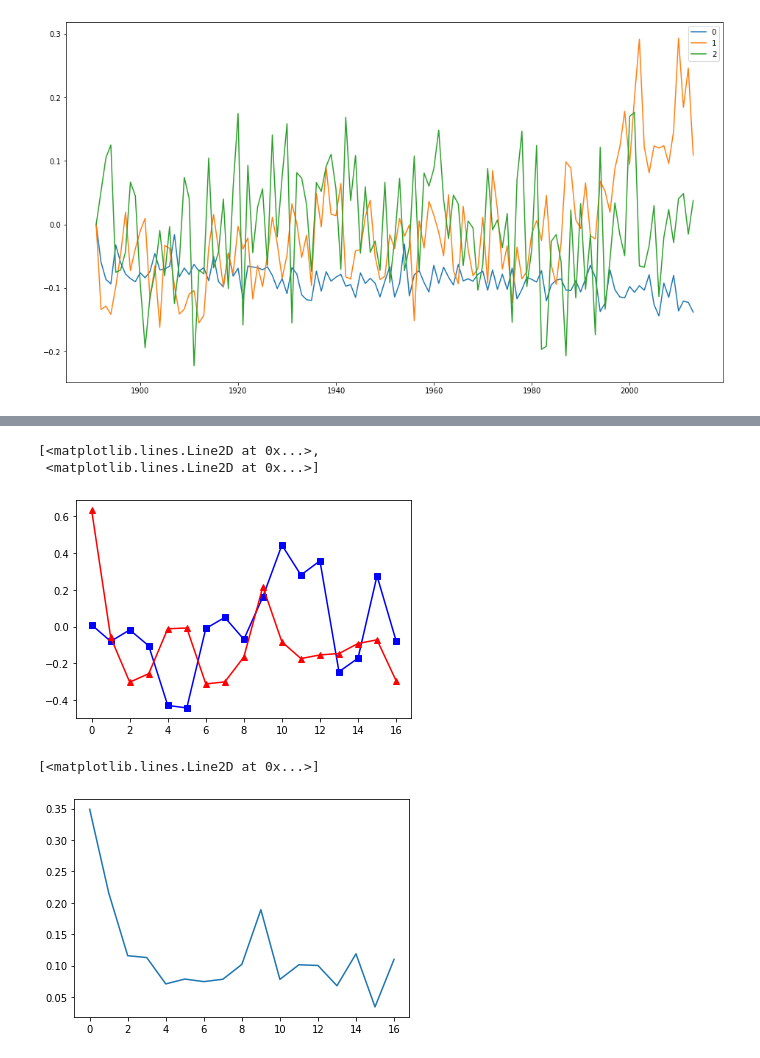
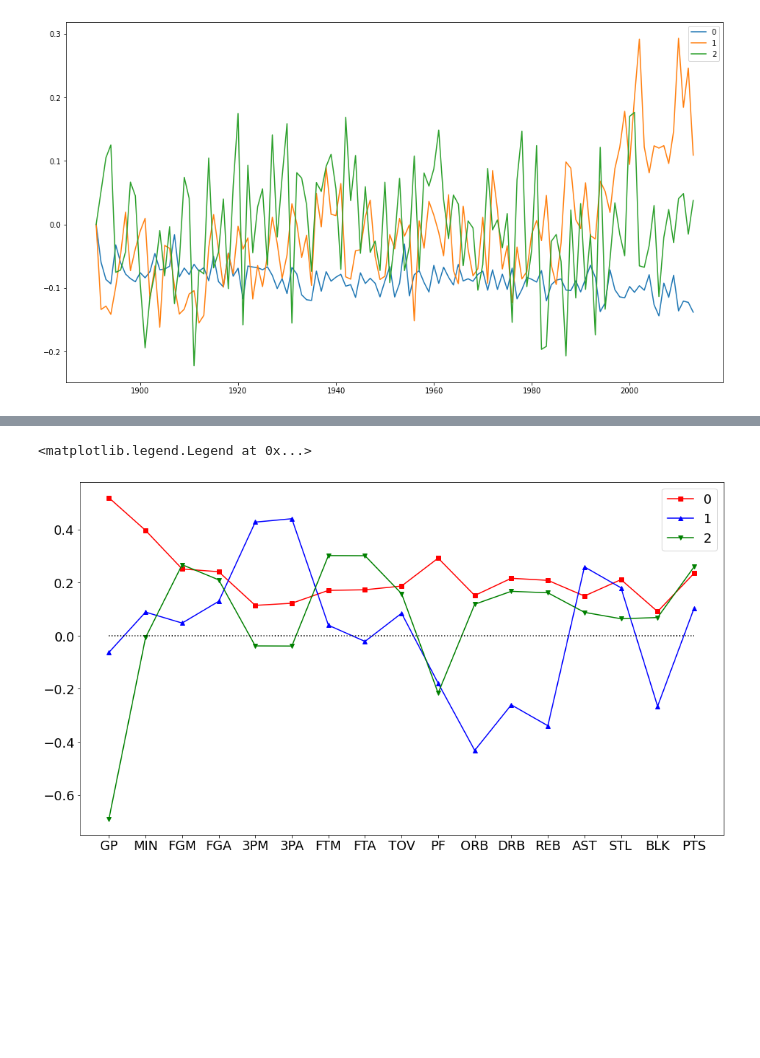
Before and after one commit to bgold-cosmos/mm2022, a Jupyter notebook: Week4a.ipynb, the cells around one changed output, grey strips where cells are left out. Saved outputs shown, nothing was run; the diff lists cells and outputs as text; code cells hidden in the pictures; blank space fills up the shorter version.

```diff
--- a/Week4a.ipynb
+++ b/Week4a.ipynb
@@ -115,0 +117,3 @@ array([7.900e+01, 3.163e+03, 9.560e+02, 1.665e+03, 0.000e+00, 1.000e+00,
+# %%
+labels = data.columns[5:22].to_numpy()
+print(labels)
@@ -119,6 +126,7 @@ for i in range(np.shape(matrix)[1]):
     col = matrix[:,i]
     col -= np.min(col)
     col /= np.max(col)
+    col -= np.mean(col)
     nmat[:,i] = col
 nmat[0]
 # %% [output]
@@ -136,11 +145,9 @@ pp.plot(s, 'ks')
 # %%
-pp.plot(-vt[1], 'bs-', vt[2], 'r^-')
+fig = pp.figure(figsize=(16,9))
+pp.plot(-vt[0], 'rs-', vt[1], 'b^-', -vt[2], 'gv-', vt[0]*0, 'k:')
+pp.xticks(np.arange(len(labels)), labels, fontsize=18)
+pp.yticks(fontsize=18)
+pp.legend(np.arange(3), fontsize=18)
 # %% [output]
-[<matplotlib.lines.Line2D at 0x...>,
- <matplotlib.lines.Line2D at 0x...>]
+<matplotlib.legend.Legend at 0x...>
-[figure, old version]
+[figure, new version]
-# %%
-pp.plot(np.mean(nmat,0))
-# %% [output]
-[<matplotlib.lines.Line2D at 0x...>]
-[figure, removed]
```
Also changed, not shown: parts of 9 cells of this notebook.
